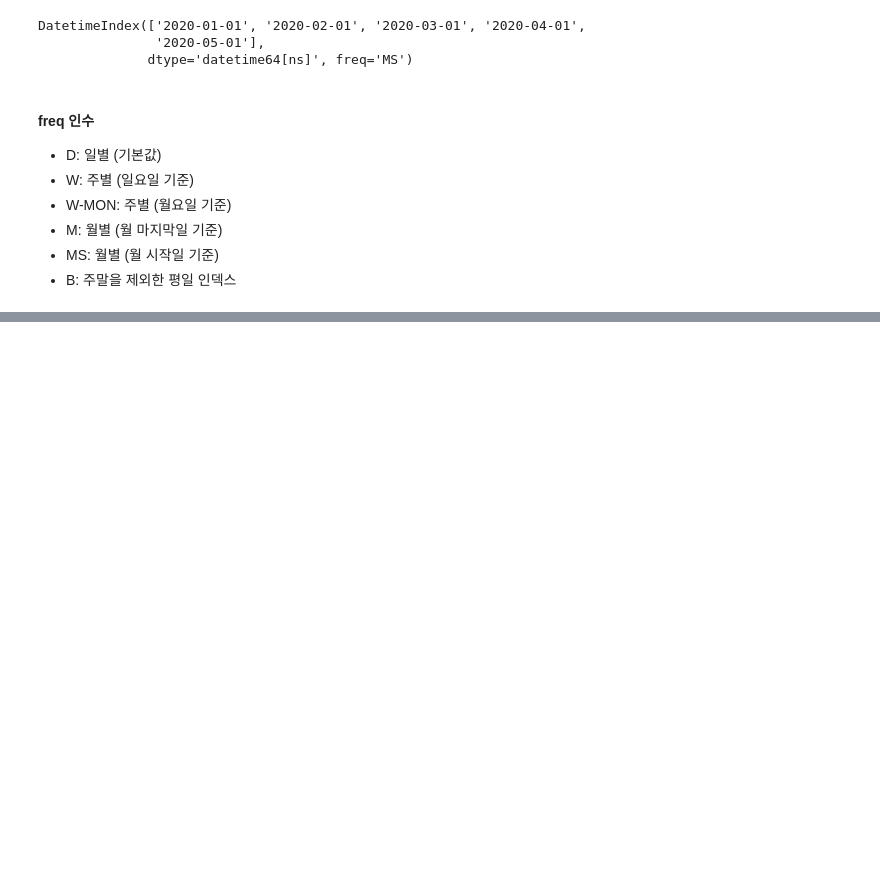
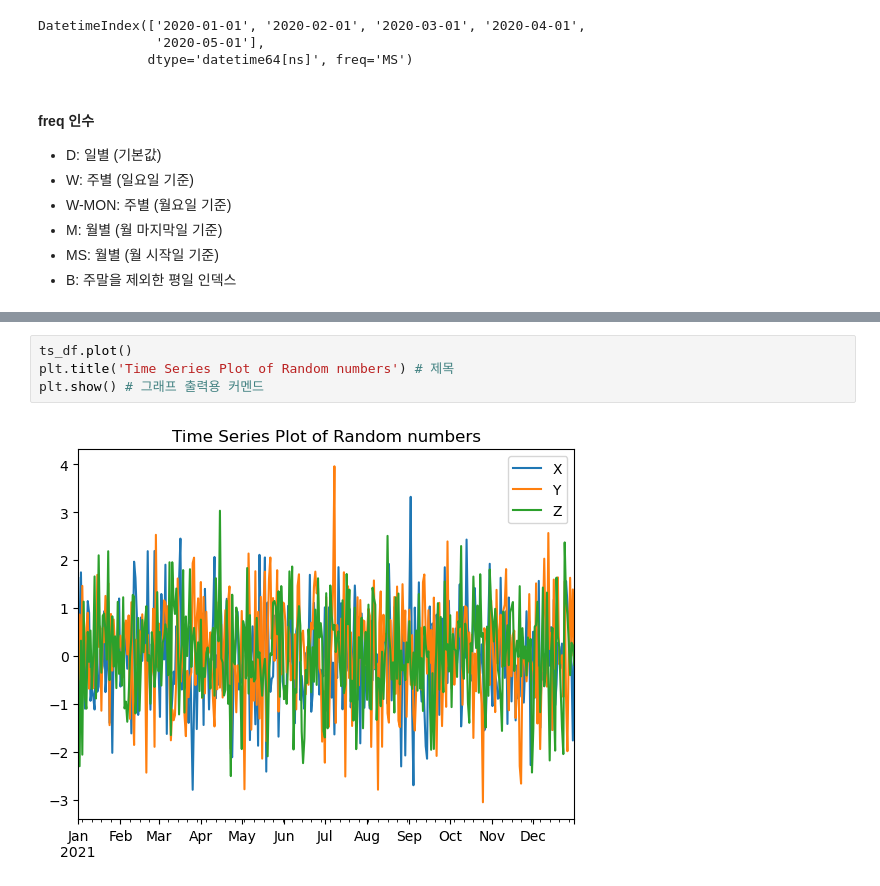
Before and after one commit to chae-zero/TWL, a Jupyter notebook: kimyoo04/Pandas/Pandas Study.ipynb, the cells around one changed output, grey strips where cells are left out. Saved outputs shown, nothing was run; the diff lists cells and outputs as text; blank space fills up the shorter version.

```diff
--- a/kimyoo04/Pandas/Pandas Study.ipynb
+++ b/kimyoo04/Pandas/Pandas Study.ipynb
@@ -905,0 +1155,6 @@ DatetimeIndex(['2020-01-01', '2020-02-01', '2020-03-01', '2020-04-01',
+# %%
+ts_df.plot()
+plt.title('Time Series Plot of Random numbers') # 제목
+plt.show() # 그래프 출력용 커멘드
+# %% [output]
+[figure, added]
```
Also changed, not shown: parts of 25 cells of this notebook, 1 other file.
